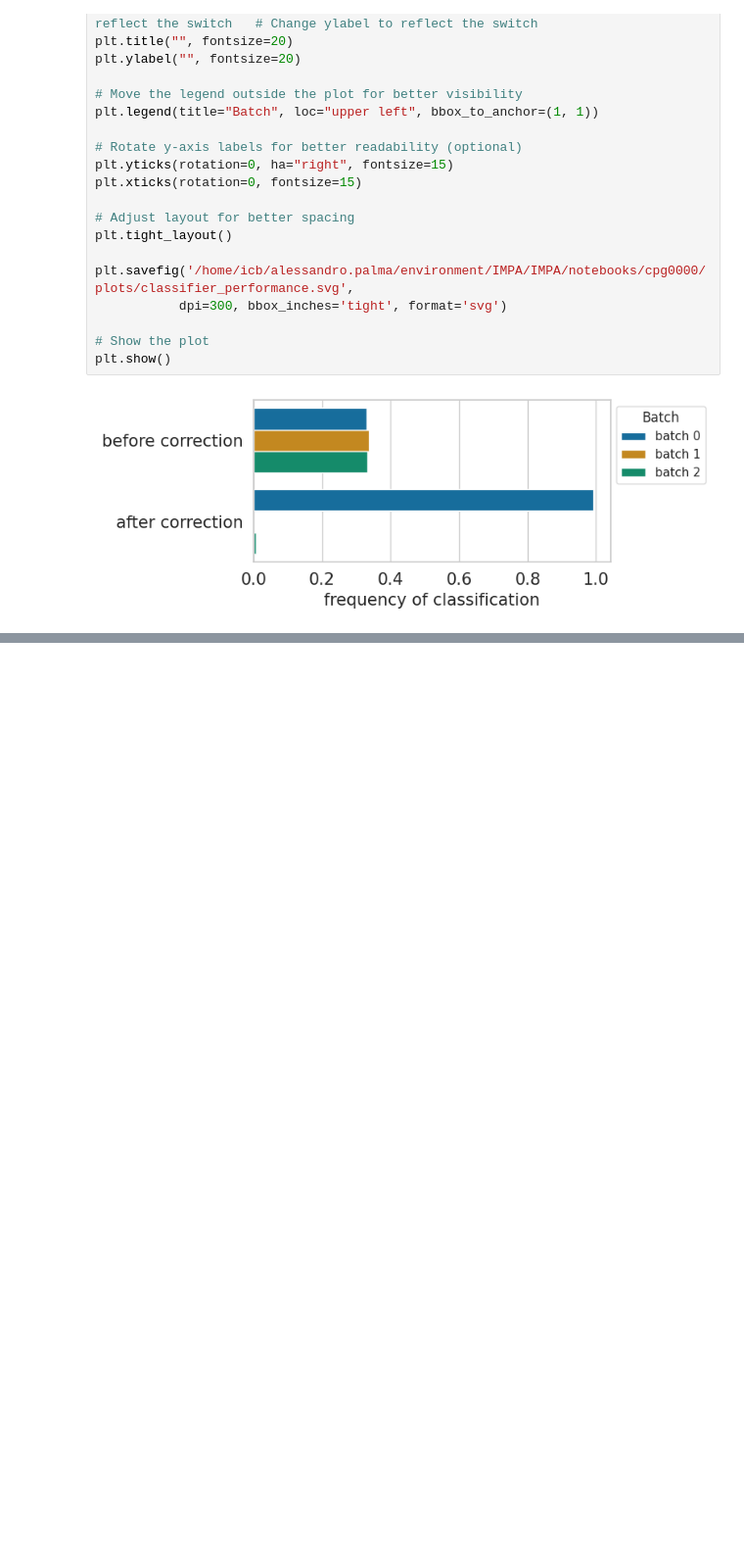
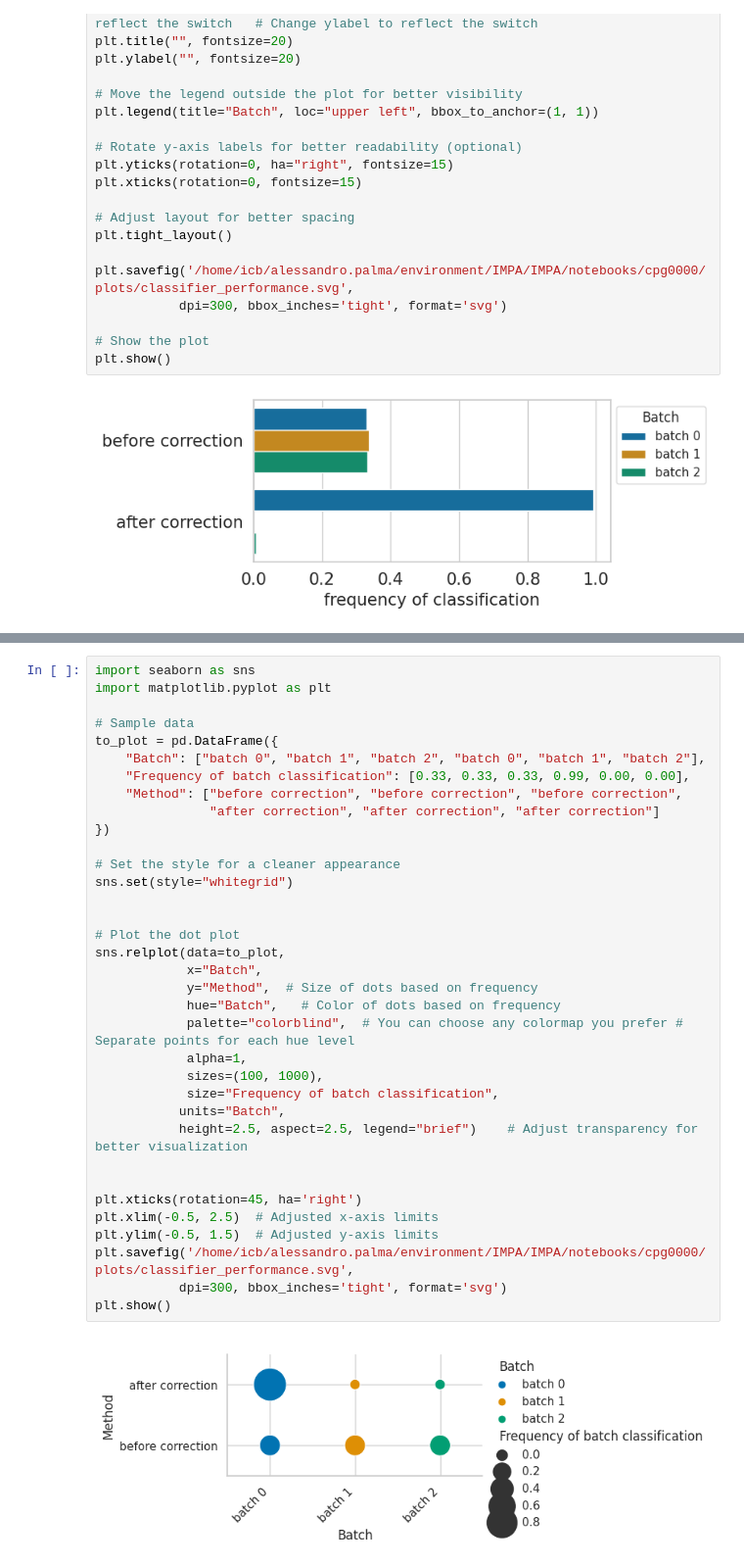
Before and after one commit to theislab/IMPA, a Jupyter notebook: notebooks/cpg0000/batch_classifier_rxrx1.ipynb, the cells around one changed output, grey strips where cells are left out. Shown at 98% size. Drawn from its saved outputs; the diff is of its cells as text; blank space fills up the shorter version.

Commit message:
Visualizations

```diff
--- a/notebooks/cpg0000/batch_classifier_rxrx1.ipynb
+++ b/notebooks/cpg0000/batch_classifier_rxrx1.ipynb
@@ -392,0 +405,37 @@ plt.show()
+# %%
+import seaborn as sns
+import matplotlib.pyplot as plt
+
+# Sample data
+to_plot = pd.DataFrame({
+    "Batch": ["batch 0", "batch 1", "batch 2", "batch 0", "batch 1", "batch 2"],
+    "Frequency of batch classification": [0.33, 0.33, 0.33, 0.99, 0.00, 0.00],
+    "Method": ["before correction", "before correction", "before correction",
+               "after correction", "after correction", "after correction"]
+})
+
+# Set the style for a cleaner appearance
+sns.set(style="whitegrid")
+
+
+# Plot the dot plot
+sns.relplot(data=to_plot,
+            x="Batch",
+            y="Method",  # Size of dots based on frequency
+            hue="Batch",   # Color of dots based on frequency
+            palette="colorblind",  # You can choose any colormap you prefer # Separate points for each hue level
+            alpha=1,
+            sizes=(100, 1000),
+            size="Frequency of batch classification",
+           units="Batch",
+           height=2.5, aspect=2.5, legend="brief")    # Adjust transparency for better visualization
+
+
+plt.xticks(rotation=45, ha='right')
+plt.xlim(-0.5, 2.5)  # Adjusted x-axis limits
+plt.ylim(-0.5, 1.5)  # Adjusted y-axis limits
+plt.savefig('/home/icb/alessandro.palma/environment/IMPA/IMPA/notebooks/cpg0000/plots/classifier_performance.svg',
+           dpi=300, bbox_inches='tight', format='svg')
+plt.show()
+# %% [output]
+[figure, added]
```
Also changed, not shown: parts of 6 cells of this notebook, 15 other files.
